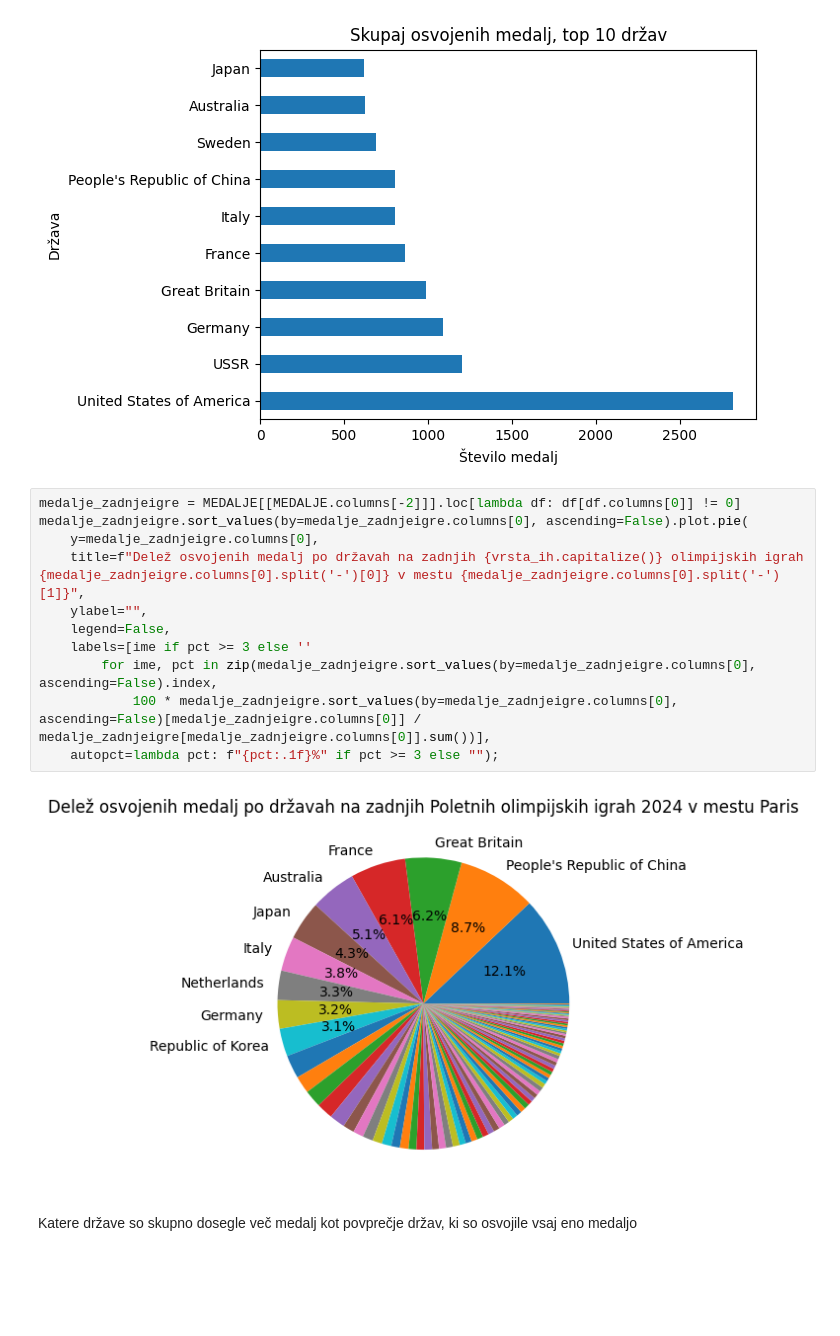
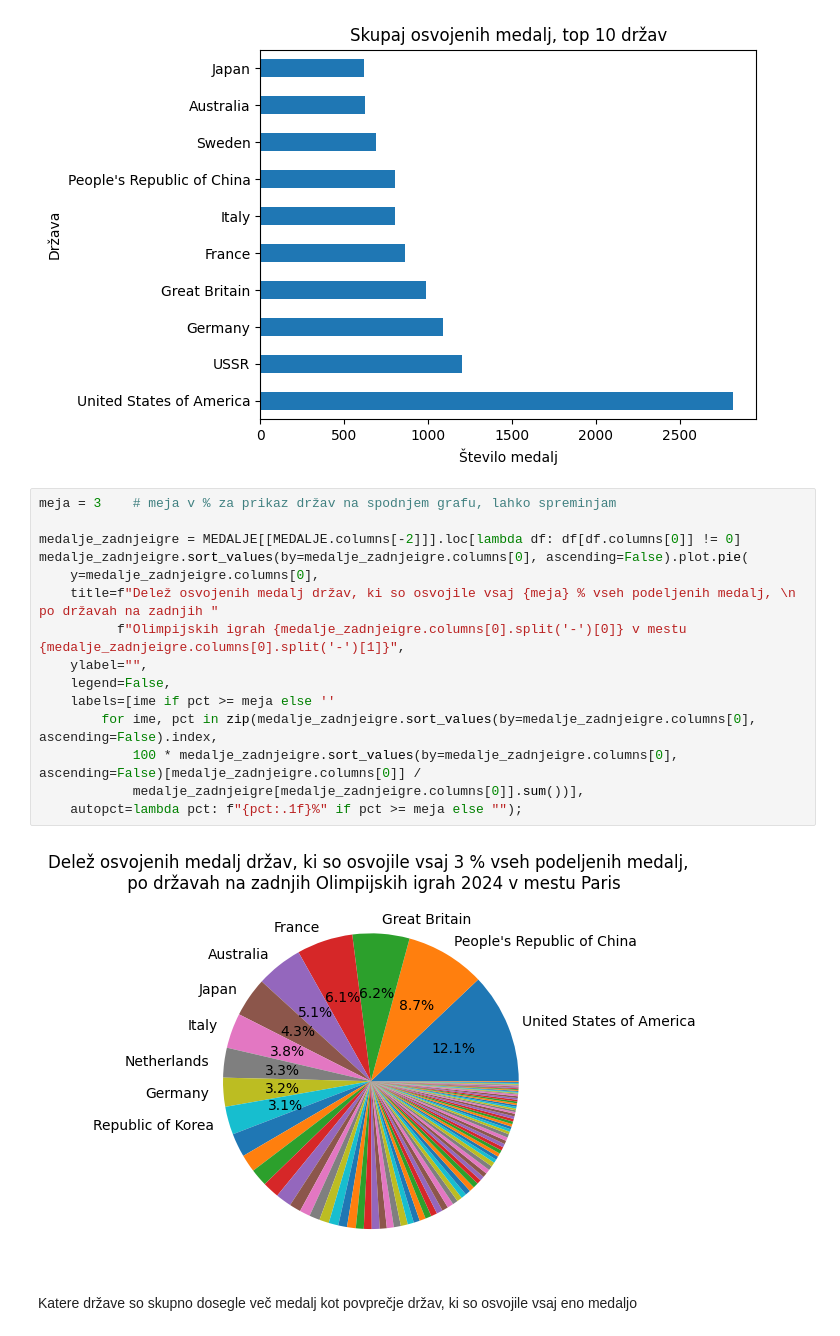
Before and after one commit to Kajaaa9/seminarska_naloga-olimpijske_igre, a Jupyter notebook: oi5_analiza.ipynb, the cells around one changed output. Cells and saved outputs as stored; diff of their text form; blank space fills up the shorter version.

```diff
--- a/oi5_analiza.ipynb
+++ b/oi5_analiza.ipynb
@@ -123,18 +123,22 @@ MEDALJE['Skupaj'].head(10).plot.barh(title="Skupaj osvojenih medalj, top 10 drž
 # %% [output]
 [figure]
 # %%
+meja = 3    # meja v % za prikaz držav na spodnjem grafu, lahko spreminjam
+
 medalje_zadnjeigre = MEDALJE[[MEDALJE.columns[-2]]].loc[lambda df: df[df.columns[0]] != 0]
 medalje_zadnjeigre.sort_values(by=medalje_zadnjeigre.columns[0], ascending=False).plot.pie(
     y=medalje_zadnjeigre.columns[0],
-    title=f"Delež osvojenih medalj po državah na zadnjih {vrsta_ih.capitalize()} olimpijskih igrah {medalje_zadnjeigre.columns[0].split('-')[0]} v mestu {medalje_zadnjeigre.columns[0].split('-')[1]}",
+    title=f"Delež osvojenih medalj držav, ki so osvojile vsaj {meja} % vseh podeljenih medalj, \n po državah na zadnjih "
+          f"Olimpijskih igrah {medalje_zadnjeigre.columns[0].split('-')[0]} v mestu {medalje_zadnjeigre.columns[0].split('-')[1]}",
     ylabel="",
     legend=False,
-    labels=[ime if pct >= 3 else ''
+    labels=[ime if pct >= meja else ''
         for ime, pct in zip(medalje_zadnjeigre.sort_values(by=medalje_zadnjeigre.columns[0], ascending=False).index,
-            100 * medalje_zadnjeigre.sort_values(by=medalje_zadnjeigre.columns[0], ascending=False)[medalje_zadnjeigre.columns[0]] / medalje_zadnjeigre[medalje_zadnjeigre.columns[0]].sum())],
-    autopct=lambda pct: f"{pct:.1f}%" if pct >= 3 else "");
+            100 * medalje_zadnjeigre.sort_values(by=medalje_zadnjeigre.columns[0], ascending=False)[medalje_zadnjeigre.columns[0]] /
+            medalje_zadnjeigre[medalje_zadnjeigre.columns[0]].sum())],
+    autopct=lambda pct: f"{pct:.1f}%" if pct >= meja else "");
 # %% [output]
-[figure, old version]
+[figure, new version]
 # %% [markdown]
 Katere države so skupno dosegle več medalj kot povprečje držav, ki so osvojile vsaj eno medaljo
 # %%
```
Also changed, not shown: parts of 13 cells of this notebook, 4 other files.
